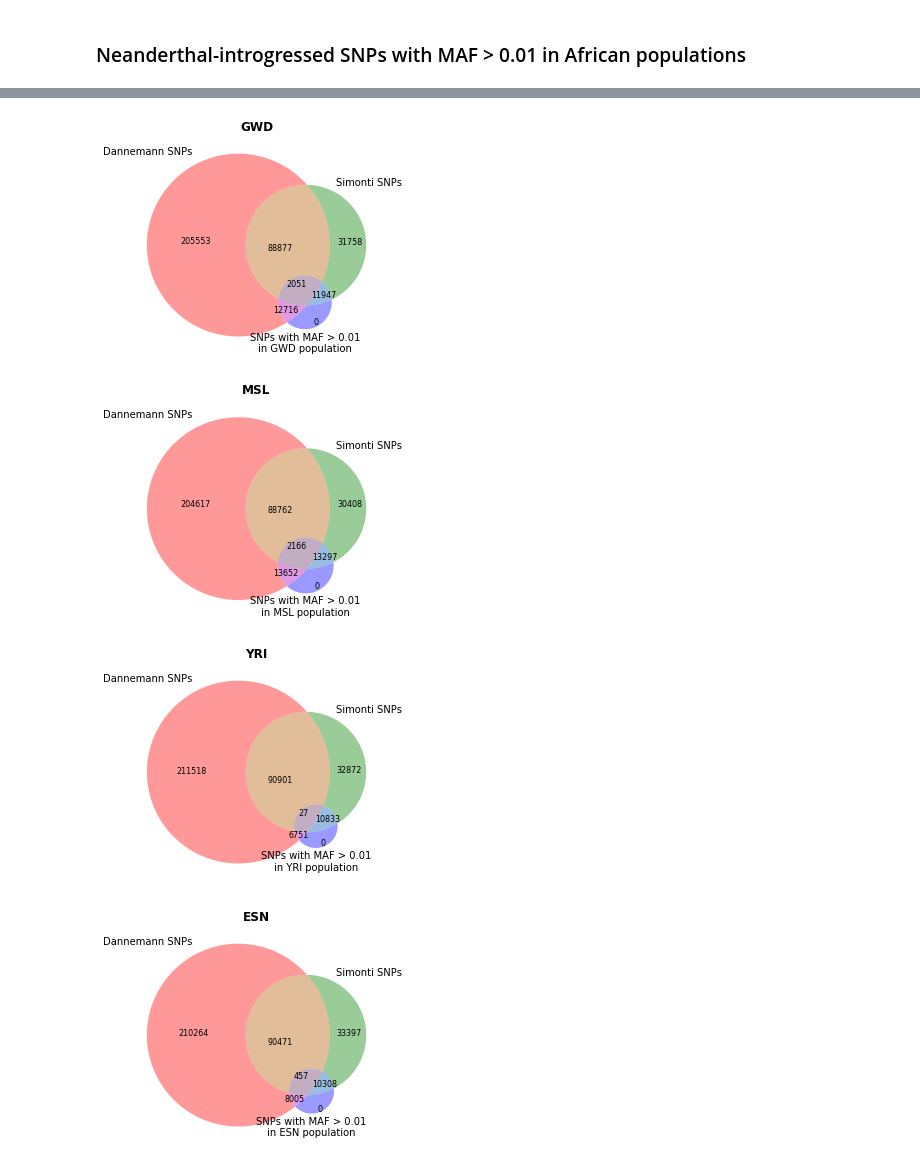
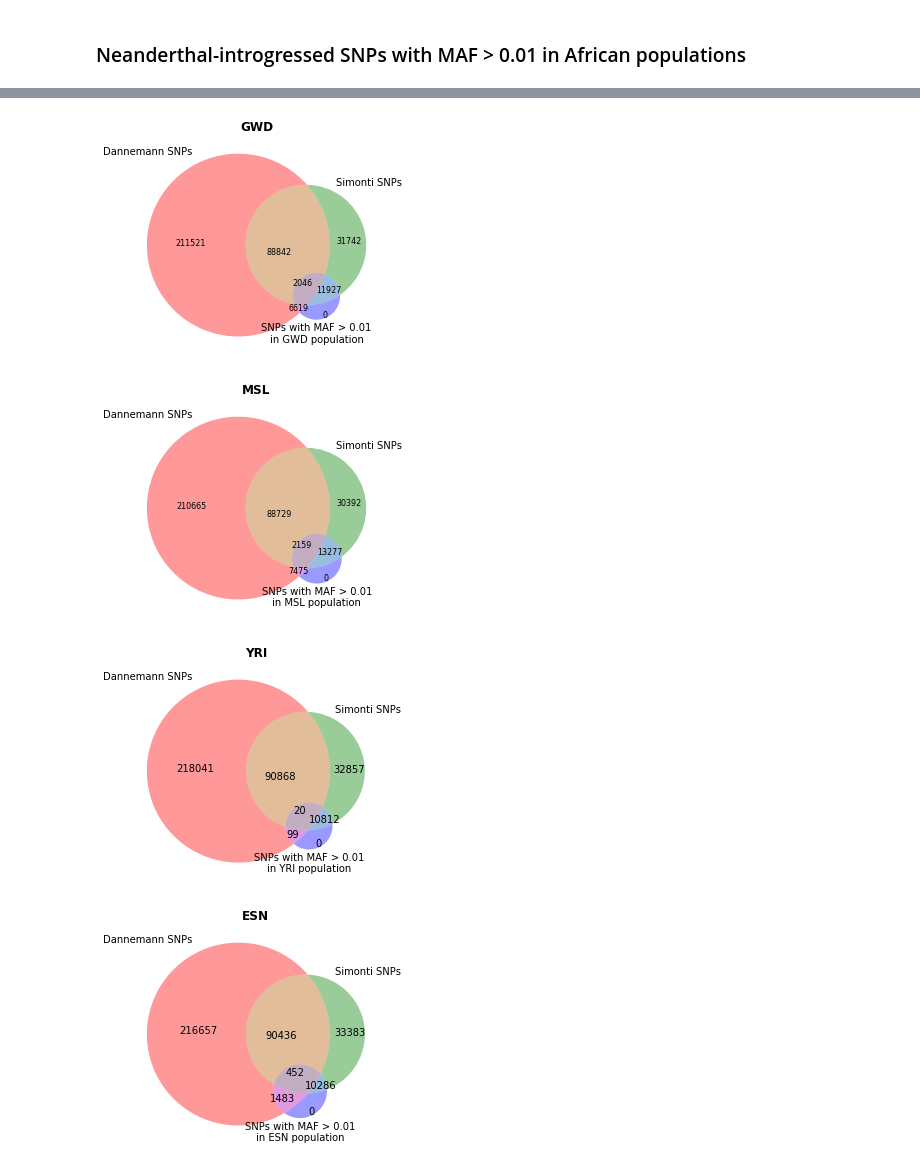
Before and after one commit to blz349/neanderthal_introgression, a Jupyter notebook: neanderthal/neanderthal_allpopulation_mafs.ipynb, the cells around one changed output, grey strips where cells are left out. Cells and saved outputs as stored; diff of their text form; code cells hidden in the pictures.

```diff
--- a/neanderthal/neanderthal_allpopulation_mafs.ipynb
+++ b/neanderthal/neanderthal_allpopulation_mafs.ipynb
@@ -19,11 +19,9 @@ from matplotlib_venn import venn3
 # %%
 # Load allpop_df
-allpop_df = pd.read_csv("allpop_df.csv")
-allpop_df = allpop_df.drop(columns='Unnamed: 0')
+allpop_df = pd.read_csv("allpop_fixed.csv")
 allpop_df[['Source', 'ID', 'Major', 'Minor']] = allpop_df[['Source', 'ID', 'Major', 'Minor']].astype('str')
 allpop_df.drop('EUR', axis=1, inplace=True) # Remove EUR column which is a super population
 allpop = allpop_df.dropna()
-allpop = allpop.drop_duplicates(subset=['Chromosome', 'Position'])
 
 allpop.head()
 # %% [output]
@@ -183,16 +181,15 @@ plt.show()
 # %%
 # Super populations
 # Get means
-allpop.loc[:, 'AFR'] = allpop[['ESN', 'YRI', 'MSL', 'GWD', 'LWK']].mean(axis=1)
-allpop.loc[:, 'AFR_admixed'] = allpop[['ACB', 'ASW']].mean(axis=1)
-allpop.loc[:, 'AMR'] = allpop[['PUR', 'CLM', 'MXL', 'PEL']].mean(axis=1)
-allpop.loc[:, 'EUR'] = allpop[['IBS', 'TSI', 'GBR', 'CEU', 'FIN']].mean(axis=1)
-allpop.loc[:, 'SAS'] = allpop[['STU', 'ITU', 'PJL', 'GIH', 'BEB']].mean(axis=1)
-allpop.loc[:, 'EAS'] = allpop[['KHV', 'CDX', 'JPT', 'CHB']].mean(axis=1)
-allpop[['AFR', 'AFR_admixed', 'AMR', 'EUR', 'SAS', 'EAS']].describe()
+allpop.loc[:,'AFR'] = allpop.loc[:,['ESN', 'YRI', 'MSL', 'GWD', 'LWK']].mean(axis=1)
+allpop.loc[:,'AFR_admixed'] = allpop.loc[:,['ACB', 'ASW']].mean(axis=1)
+allpop.loc[:,'AMR'] = allpop.loc[:,['PUR', 'CLM', 'MXL', 'PEL']].mean(axis=1)
+allpop.loc[:,'EUR'] = allpop.loc[:,['IBS', 'TSI', 'GBR', 'CEU', 'FIN']].mean(axis=1)
+allpop.loc[:,'SAS'] = allpop.loc[:,['STU', 'ITU', 'PJL', 'GIH', 'BEB']].mean(axis=1)
+allpop.loc[:,'EAS'] = allpop.loc[:,['KHV', 'CDX', 'JPT', 'CHB']].mean(axis=1)
 
 order = ['AFR', 'AFR_admixed', 'AMR', 'EUR', 'SAS', 'EAS']
-sns.violinplot(data=allpop[['AFR', 'AFR_admixed', 'AMR', 'EUR', 'SAS', 'EAS']], order=order)
+sns.violinplot(data=allpop[['AFR', 'AFR_admixed', 'AMR', 'EUR', 'SAS', 'EAS']], order=order, linewidth=0.8)
 plt.ylabel("Minor allele frequency")
 plt.title("Super populations")
 plt.show()
@@ -251,7 +248,7 @@ for text in g.subset_labels:
 plt.title("GWD", fontweight="bold")
 plt.show()
 # %% [output]
-[figure, old version]
+[figure, new version]
 # %%
 # Venn diagram for MSL
 MSL = allpop.loc[allpop['MSL'] > 0.01]
@@ -274,7 +271,7 @@ for text in m.subset_labels:
 plt.title("MSL", fontweight="bold")
 plt.show()
 # %% [output]
-[figure, old version]
+[figure, new version]
 # %%
 # Venn diagram for YRI
 YRI = allpop.loc[allpop['YRI'] > 0.01]
@@ -288,39 +285,35 @@ simo = []
 for chrom, pos in zip(simonti['Chromosome'], simonti['Position']):
     simo.append(str(chrom) + ' ' + str(pos))
 
-y = venn3(subsets=(set(dann), set(simo), set(yri)),
+y = venn3_unweighted(subsets=(set(dann), set(simo), set(yri)), subset_areas=(218,32,90,0,9,10,2),
       set_labels=('Dannemann SNPs', 'Simonti SNPs', 'SNPs with MAF > 0.01\nin YRI population'))
 for text in y.set_labels:
     text.set_fontsize(10)
-for text in y.subset_labels:
-    text.set_fontsize(8)
 plt.title("YRI", fontweight="bold")
 plt.show()
 # %% [output]
-[figure, old version]
+[figure, new version]
 # %%
 # Venn diagram for ESN
 ESN = allpop.loc[allpop['ESN'] > 0.01]
 esn = []
 for chrom, pos in zip(ESN['Chromosome'], ESN['Position']):
     esn.append(str(chrom) + ' ' + str(pos))
 dann = []
 for chrom, pos in zip(dannemann['Chromosome'], dannemann['Position']):
     dann.append(str(chrom) + ' ' + str(pos))
 simo = []
 for chrom, pos in zip(simonti['Chromosome'], simonti['Position']):
     simo.append(str(chrom) + ' ' + str(pos))
 
-e = venn3(subsets=(set(dann), set(simo), set(esn)),
+e = venn3_unweighted(subsets=(set(dann), set(simo), set(esn)), subset_areas=(216,33,90,0,14,10,4),
       set_labels=('Dannemann SNPs', 'Simonti SNPs', 'SNPs with MAF > 0.01\nin ESN population'))
 for text in e.set_labels:
     text.set_fontsize(10)
-for text in e.subset_labels:
-    text.set_fontsize(8)
 plt.title("ESN", fontweight="bold")
 plt.show()
 # %% [output]
-[figure, old version]
+[figure, new version]
 # %%
 # Venn diagram for LWK
 LWK = allpop.loc[allpop['LWK'] > 0.01]
```
Also changed, not shown: parts of 15 cells of this notebook.
